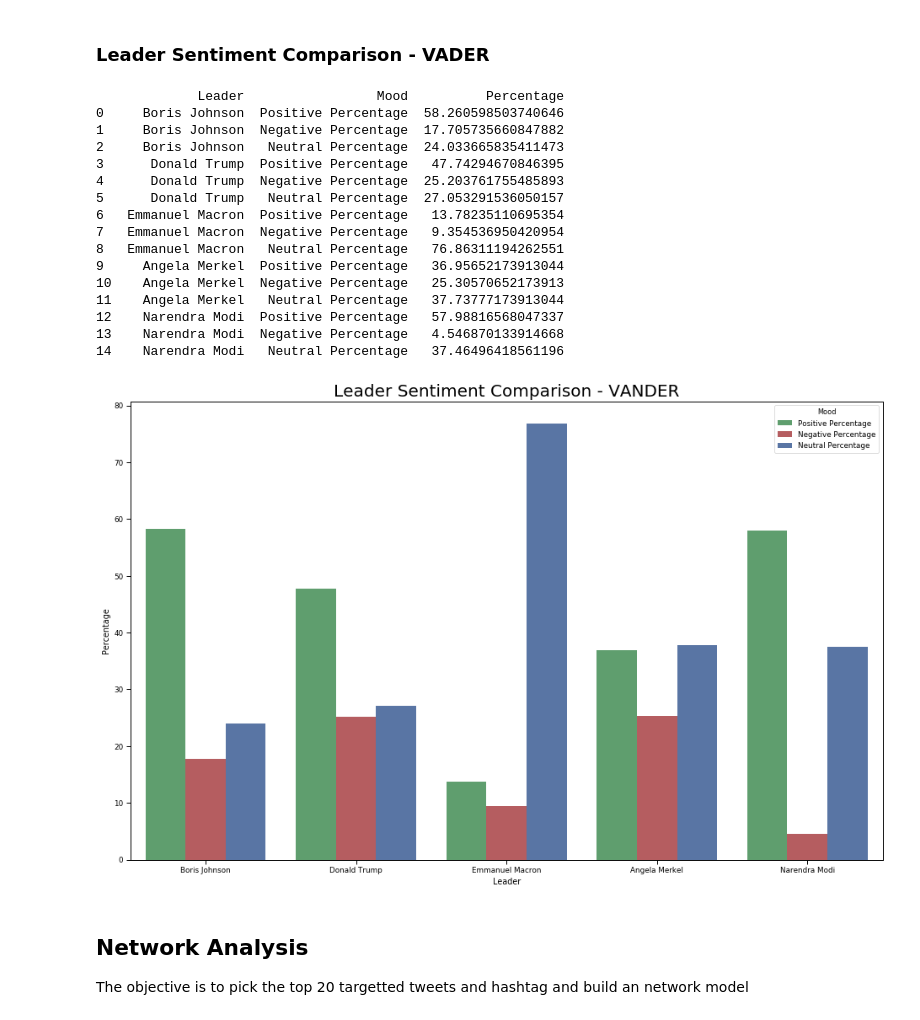
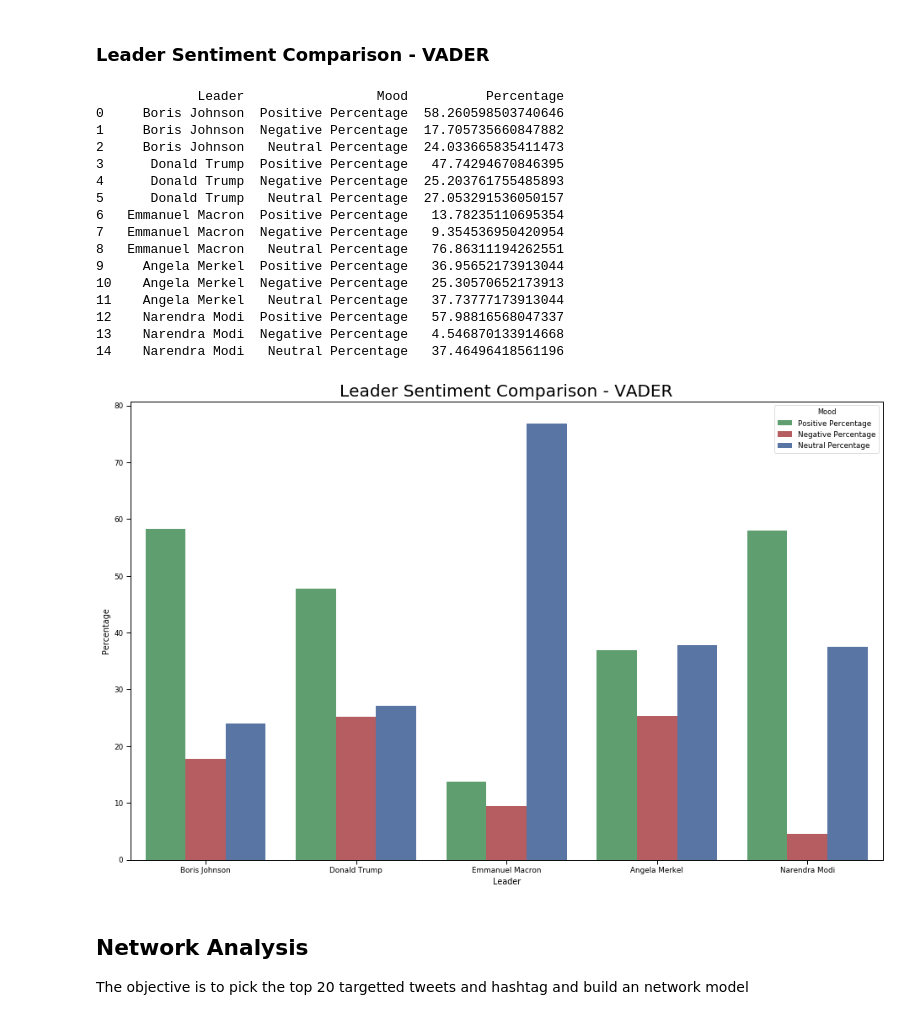
Before and after one commit to mohamedthasleem/DATA620, a Jupyter notebook: 620_JR_MT_Final_Project.ipynb, the cells around one changed output. Cells and saved outputs as stored; diff of their text form; code cells hidden in the pictures.

```diff
--- a/620_JR_MT_Final_Project.ipynb
+++ b/620_JR_MT_Final_Project.ipynb
@@ -589,35 +589,35 @@ print(vader_all_df)
 sns.set_context('paper')
 plt.figure(figsize=(16, 10))
 my_pal = ['#5f9e6e', '#b55d60', '#5975a4']
 # create plot
 sns.barplot(x = 'Leader', y = 'Percentage', hue = 'Mood', data = vader_all_df,
             palette = my_pal,
             capsize = 0.05,
             saturation = 8,
             errcolor = 'gray', errwidth = 2,
             ci = 'sd'
             )
 
-plt.title('Leader Sentiment Comparison - VANDER', fontdict = {'fontsize' : 20})
+plt.title('Leader Sentiment Comparison - VADER', fontdict = {'fontsize' : 20})
 plt.show()
 # %% [output]
              Leader                 Mood          Percentage
 0     Boris Johnson  Positive Percentage  58.260598503740646
 1     Boris Johnson  Negative Percentage  17.705735660847882
 2     Boris Johnson   Neutral Percentage  24.033665835411473
 3      Donald Trump  Positive Percentage   47.74294670846395
 4      Donald Trump  Negative Percentage  25.203761755485893
 5      Donald Trump   Neutral Percentage  27.053291536050157
 6   Emmanuel Macron  Positive Percentage   13.78235110695354
 7   Emmanuel Macron  Negative Percentage   9.354536950420954
 8   Emmanuel Macron   Neutral Percentage   76.86311194262551
 9     Angela Merkel  Positive Percentage   36.95652173913044
 10    Angela Merkel  Negative Percentage   25.30570652173913
 11    Angela Merkel   Neutral Percentage   37.73777173913044
 12    Narendra Modi  Positive Percentage   57.98816568047337
 13    Narendra Modi  Negative Percentage   4.546870133914668
 14    Narendra Modi   Neutral Percentage   37.46496418561196
-[figure, old version]
+[figure, new version]
 # %% [markdown]
 <h2>Network Analysis</h2>
 
```
Also changed, not shown: parts of 11 cells of this notebook.
